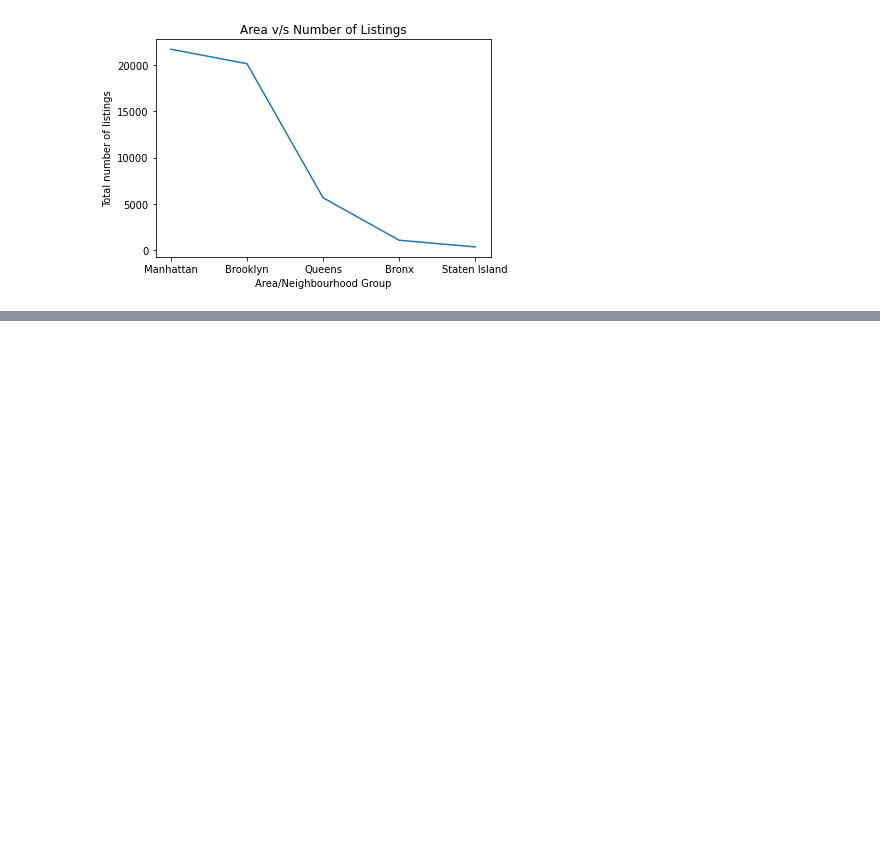
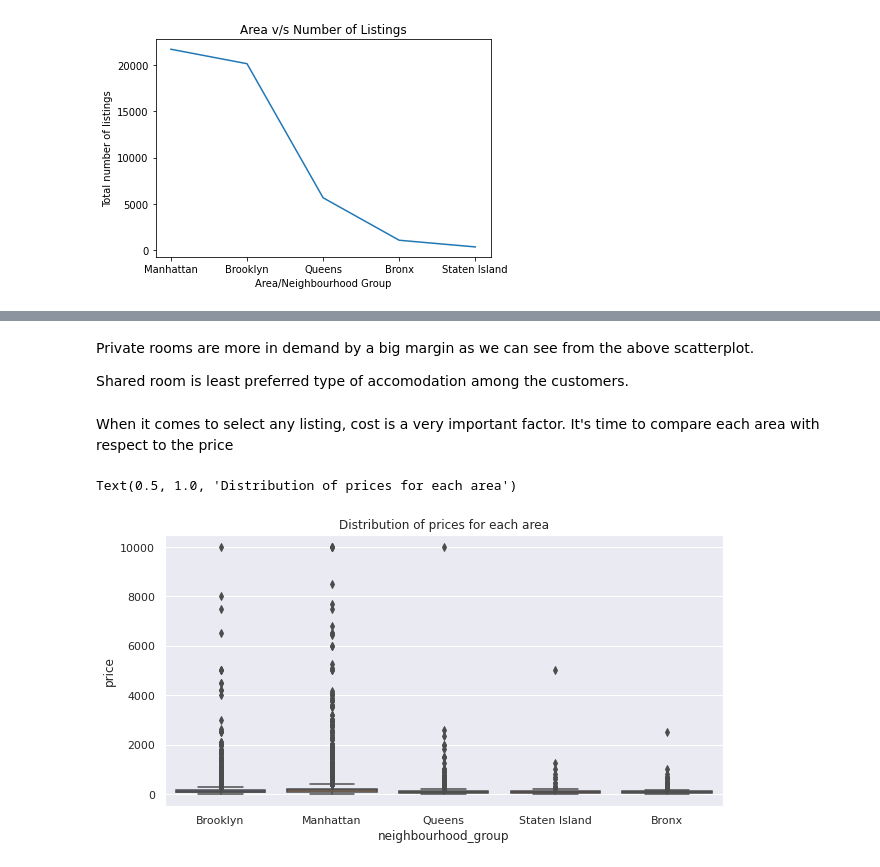
Before and after one commit to NayanaPradeep/Airbnb-Bookings-Analysis, a Jupyter notebook: Airbnb_Bookings_Analysis_Capstone_Project.ipynb, the cells around one changed output, grey strips where cells are left out. Cells and saved outputs as stored; diff of their text form; code cells hidden in the pictures; blank space fills up the shorter version.

```diff
--- a/Airbnb_Bookings_Analysis_Capstone_Project.ipynb
+++ b/Airbnb_Bookings_Analysis_Capstone_Project.ipynb
@@ -308,0 +337,13 @@ Text(0.5, 1.0, 'Location Co-ordinates')
+# %% [markdown]
+Private rooms are more in demand by a big margin as we can see from the above scatterplot.
+
+
+Shared room is least preferred type of accomodation among the customers.
+# %% [markdown]
+When it comes to select any listing, cost is a very important factor. It's time to compare each area with respect to the price
+# %%
+area_price_relation=sns.boxplot(data=airbnb_df, x='neighbourhood_group', y='price')
+area_price_relation.set_title('Distribution of prices for each area')
+# %% [output]
+Text(0.5, 1.0, 'Distribution of prices for each area')
+[figure, added]
```
Also changed, not shown: parts of 14 cells of this notebook.
